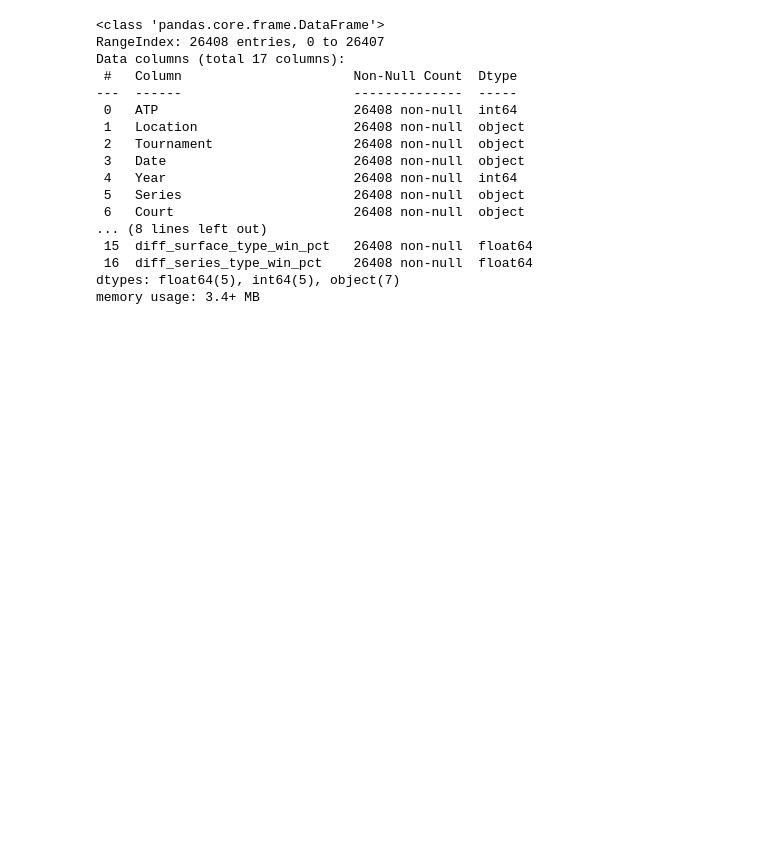
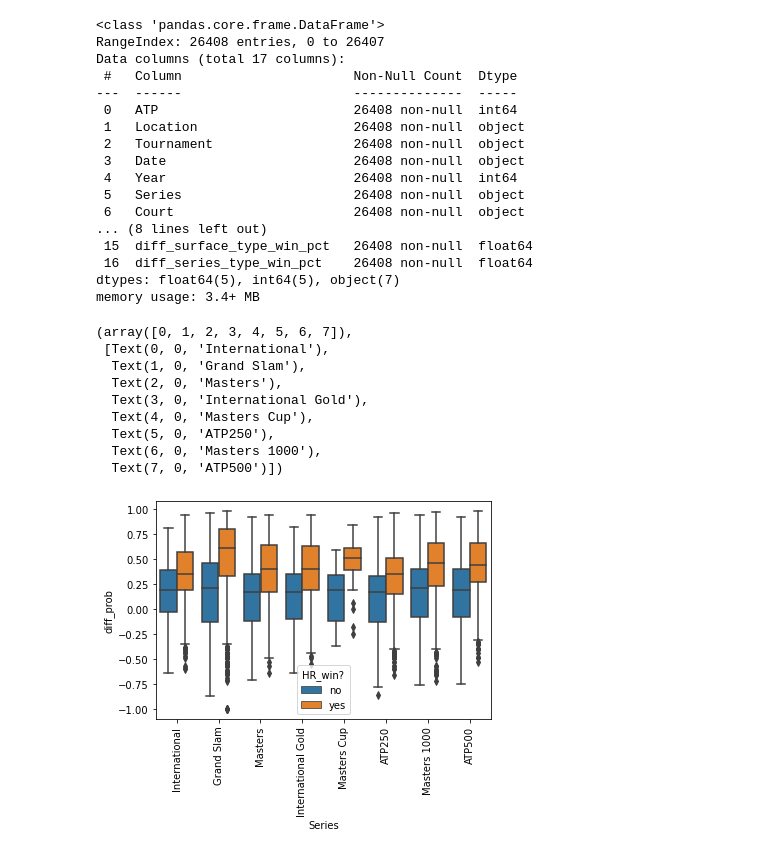
Before and after one commit to rielaben/Tennis_Modeling, a Jupyter notebook: eda_tennis.ipynb, the cells around one changed output. Drawn from its saved outputs; the diff is of its cells as text; code cells hidden in the pictures; blank space fills up the shorter version.

Commit message:
Added more graphs to the eda notebook

```diff
--- a/eda_tennis.ipynb
+++ b/eda_tennis.ipynb
@@ -56,8 +67,8 @@ no      9224
 Name: HR_win?, dtype: int64
 # %%
-tennis_data["HR_win?"] = np.where(tennis_data["HR_win?"]!=0, "yes", "no")
-eda = tennis_data[['Location', 'Tournament', 'Date', 'Series', 'Court',
-       'Surface', 'Round', 'diff_prob', "HR_win?",
+tennis_data["HR_win?"] = np.where(tennis_data["HR_win?"]==0, "no", "yes")
+eda = tennis_data[['Location', 'Date', 'Series', 'Court',
+       'Surface', 'diff_prob', "HR_win?",
        'diff_win_pct', 'diff_court_type_win_pct',
        'diff_surface_type_win_pct', 'diff_series_type_win_pct']]
 # %%
@@ -109,3 +122,17 @@ Data columns (total 17 columns):
  16  diff_series_type_win_pct    26408 non-null  float64
 dtypes: float64(5), int64(5), object(7)
 memory usage: 3.4+ MB
+# %%
+sns.boxplot(x="Series",y="diff_prob",data=eda,hue="HR_win?")
+plt.xticks(rotation=90)
+# %% [output]
+(array([0, 1, 2, 3, 4, 5, 6, 7]),
+ [Text(0, 0, 'International'),
+  Text(1, 0, 'Grand Slam'),
+  Text(2, 0, 'Masters'),
+  Text(3, 0, 'International Gold'),
+  Text(4, 0, 'Masters Cup'),
+  Text(5, 0, 'ATP250'),
+  Text(6, 0, 'Masters 1000'),
+  Text(7, 0, 'ATP500')])
+[figure, added]
```
Also changed, not shown: parts of 18 cells of this notebook.
